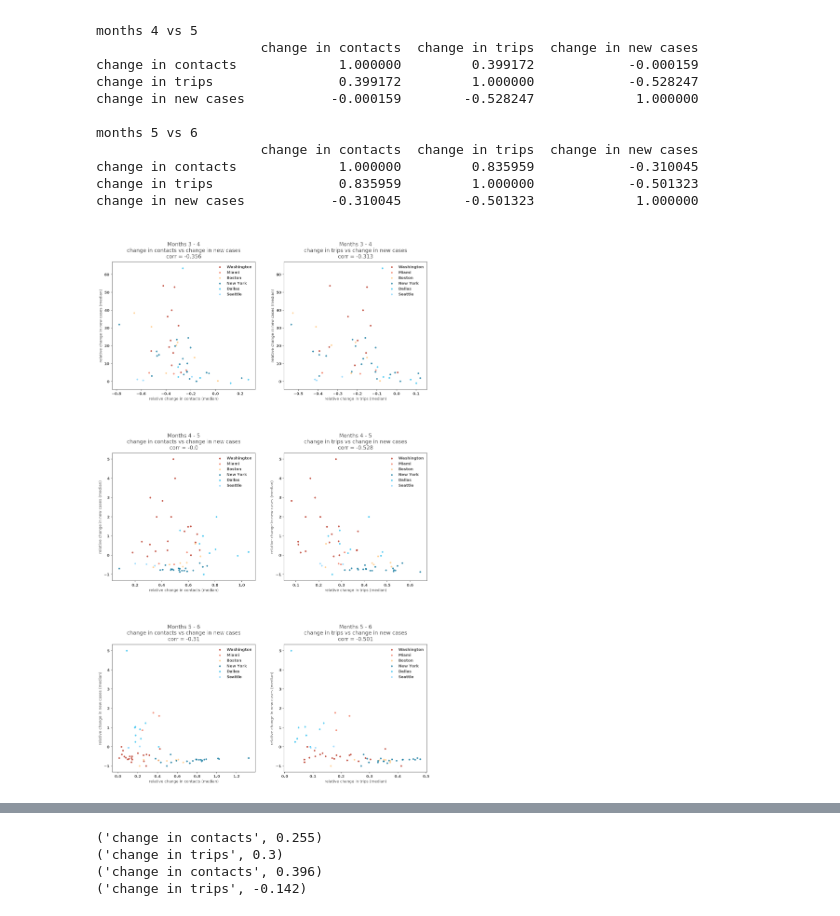
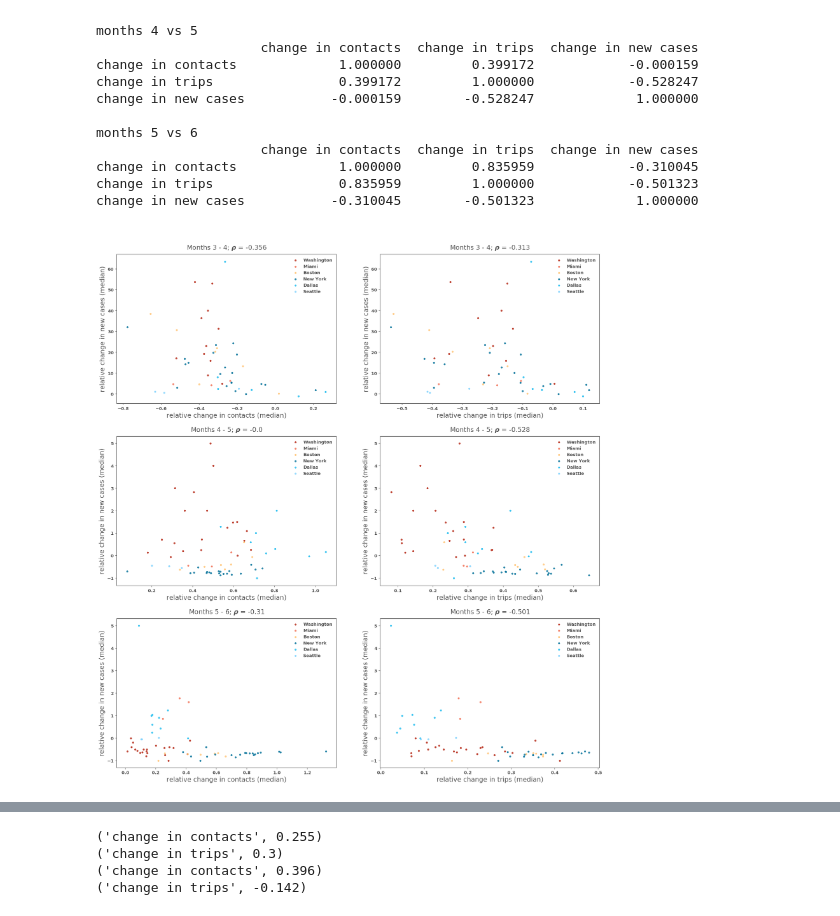
Before and after one commit to aberke/covid-19, a Jupyter notebook: cases_contacts_mobility_correlations.ipynb, the cells around one changed output, grey strips where cells are left out. Cells and saved outputs as stored; diff of their text form; code cells hidden in the pictures.

Commit message:
cleaned up cases v mobility notebook

```diff
--- a/cases_contacts_mobility_correlations.ipynb
+++ b/cases_contacts_mobility_correlations.ipynb
@@ -415,50 +376,47 @@ metro_areas = df[METRO_AREA].unique()
 ncols = 2
 nrows=len(monthly_median_change_tables)
 
-fig, axes = plt.subplots(nrows=nrows, ncols=ncols, figsize=(15, nrows*8))
-plt.subplots_adjust(hspace=0.5)
+fig, axes = plt.subplots(nrows=nrows, ncols=ncols, figsize=(20, nrows*7))
+plt.subplots_adjust(hspace=0.22)
 s=12
 
 
 pd.options.mode.use_inf_as_na = True
 
 for i, (m1, m2) in enumerate(sorted(monthly_median_change_tables.keys())):
     m_df = monthly_median_change_tables[(m1, m2)]
     m_df = m_df.dropna(axis=0)
     for j, change_metric  in enumerate([CHANGE_PREFIX+CONTACTS, CHANGE_PREFIX+TRIPS]):
         ax = axes.flat[2*i+j]
         for metro_area in metro_areas:
             metro_df  = m_df[m_df[METRO_AREA]==metro_area]
             x = metro_df[change_metric]
             y = metro_df[CHANGE_PREFIX+NEW_CASES]
             ax.scatter(
                 x,
                 y,
                 s=12,
                 label=metro_area,
-                alpha=0.7,
+                alpha=0.8,
             )
         ax.spines['top'].set_visible(True)
         ax.spines['right'].set_visible(True)
-        ax.set_xlabel('relative %s (median)' % change_metric)
-        ax.set_ylabel('relative %s (median)' % (CHANGE_PREFIX+NEW_CASES))
+        ax.set_xlabel('relative %s (median)' % change_metric, fontsize=15)
+        ax.set_ylabel('relative %s (median)' % (CHANGE_PREFIX+NEW_CASES), fontsize=15)
         ax.legend()
         ax.get_figure().set_facecolor('w')
         x = m_df[change_metric]
         y = m_df[CHANGE_PREFIX+NEW_CASES]
         correlation  =  round(x.corr(y),3)
-        title = '\n\nMonths %s - %s\n'\
-            '%s vs %s\n' \
-            'corr = %s' % (
+        title = '\n\nMonths %s - %s; $\\rho$ = %s' % (
                 str(m1),str(m2),
-                change_metric, (CHANGE_PREFIX+NEW_CASES),
                 correlation
         )
-        ax.set_title(title)
+        ax.set_title(title,fontsize=15)
 plt.legend()
 plt.show()
 # %% [output]
-[figure, old version]
+[figure, new version]
 # %%
 m12_df.head(2)
 # %% [output]
```
Also changed, not shown: parts of 7 cells of this notebook.
